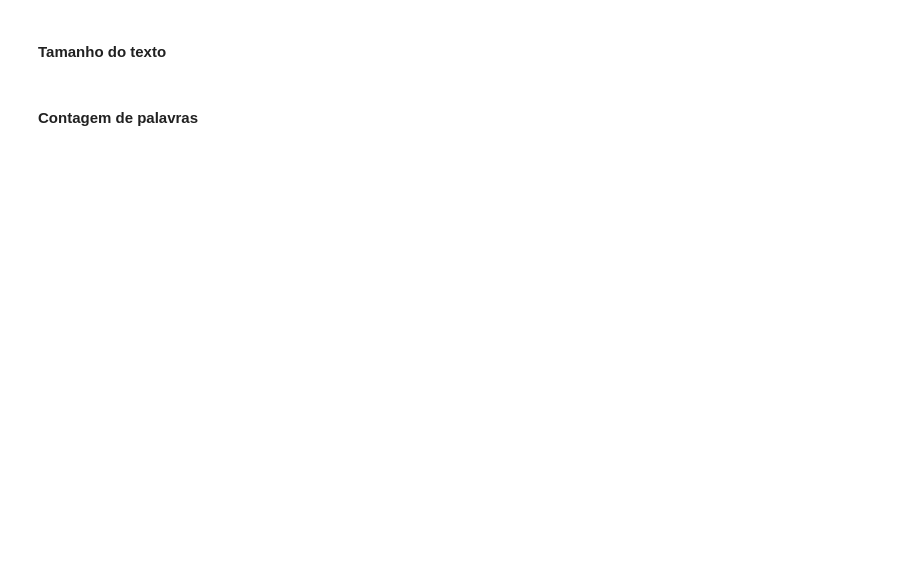
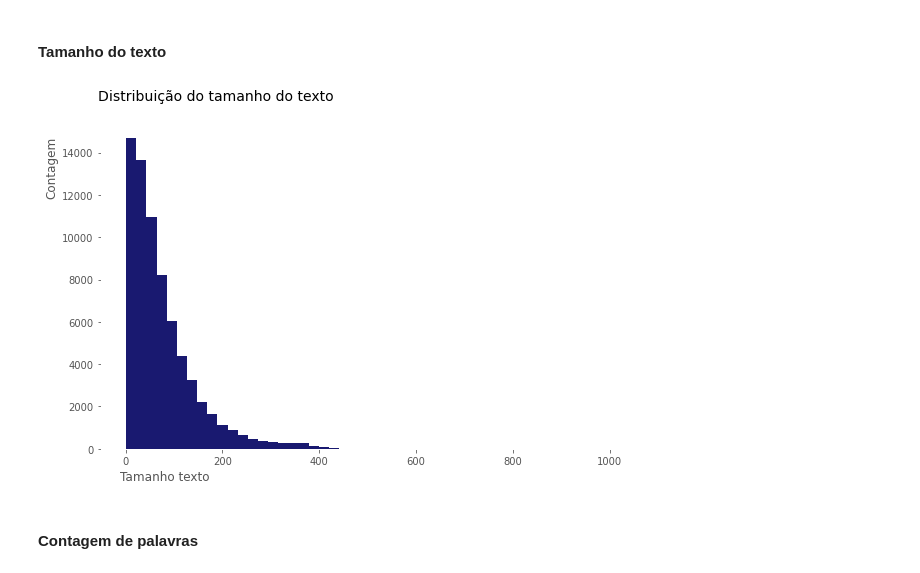
Before and after one commit to LilianeAquino/aed_projeto_4, a Jupyter notebook: template.ipynb, the cells around one changed output. Saved outputs shown, nothing was run; the diff lists cells and outputs as text; code cells hidden in the pictures; blank space fills up the shorter version.

```diff
--- a/template.ipynb
+++ b/template.ipynb
@@ -301,14 +326,16 @@ plt.show()
 # %% [markdown]
 #### Tamanho do texto
 # %%
-apps['tamanho_texto'] = apps['text'].astype(str).apply(len)
+apps['tamanho_texto'] = apps['clean_text'].astype(str).apply(len)
 apps['tamanho_texto'].plot(kind='hist', bins=50, color='#191970')
 
 plt.rcParams['figure.figsize'] = [10, 6]
 plt.title('Distribuição do tamanho do texto', y=1.05, size=14, loc='left', x=-0.005)
-plt.ylabel('Contagem', horizontalalignment='left', y=0.83)
-plt.xlabel('Tamanho texto', horizontalalignment='right', x=0.09)
+plt.ylabel('Contagem', horizontalalignment='left', y=0.77)
+plt.xlabel('Tamanho texto', horizontalalignment='right', x=0.195)
 plt.show()
+# %% [output]
+[figure, added]
 # %% [markdown]
 #### Contagem de palavras
 # %%
```
Also changed, not shown: parts of 30 cells of this notebook.
